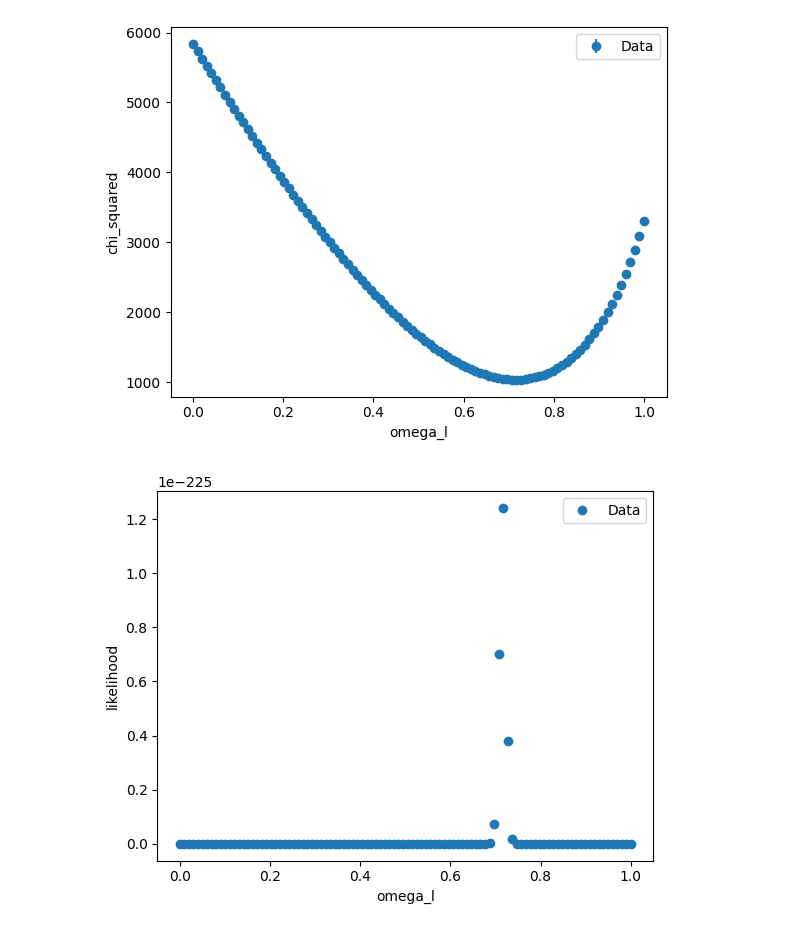
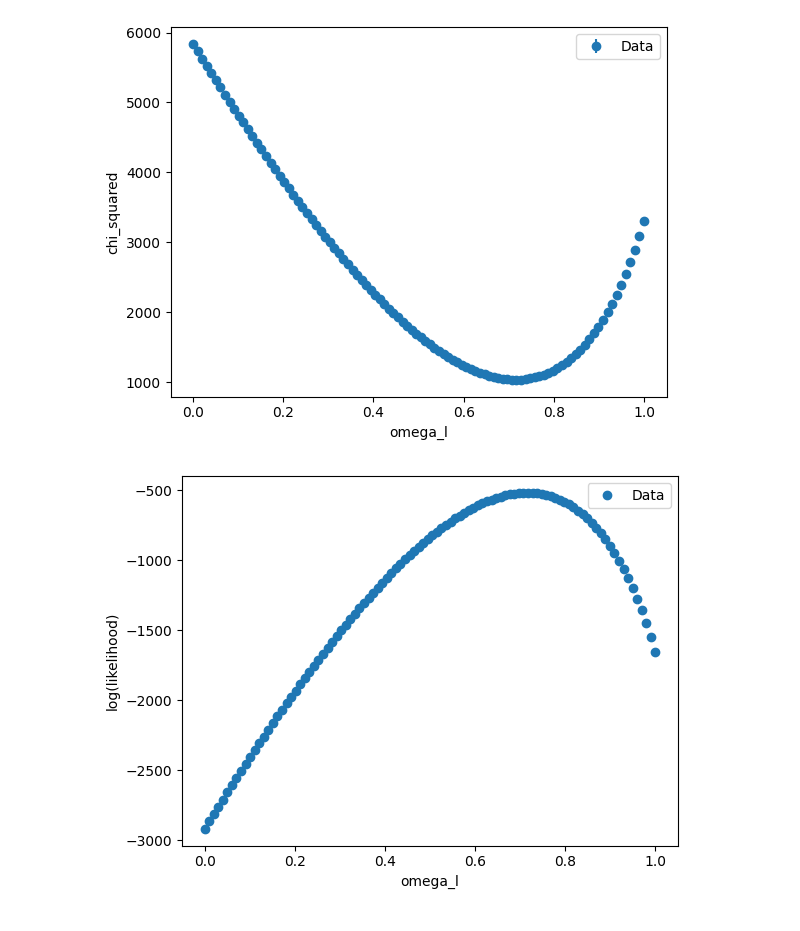
Before and after one commit to endapeter/kcl-cosmo-hack, a Jupyter notebook: second/omega.ipynb, the cells around one changed output. Saved outputs shown, nothing was run; the diff lists cells and outputs as text; code cells hidden in the pictures.

```diff
--- a/second/omega.ipynb
+++ b/second/omega.ipynb
@@ -86,12 +86,12 @@ plt.show()
 # %%
 # find likelihood as a result of omega_l
 
-likelihood_values = np.exp(-0.5 * np.array(chi_values))
+log_likelihood_values = -0.5 * np.array(chi_values)
 
-plt.errorbar(omega_l_values, likelihood_values, fmt='o', label='Data')
+plt.errorbar(omega_l_values, log_likelihood_values, fmt='o', label='Data')
 plt.xlabel('omega_l')
-plt.ylabel('likelihood')
+plt.ylabel('log(likelihood)')
 plt.legend()
 plt.show()
 # %% [output]
-[figure, old version]
+[figure, new version]
```
Also changed, not shown: 2 other files.
